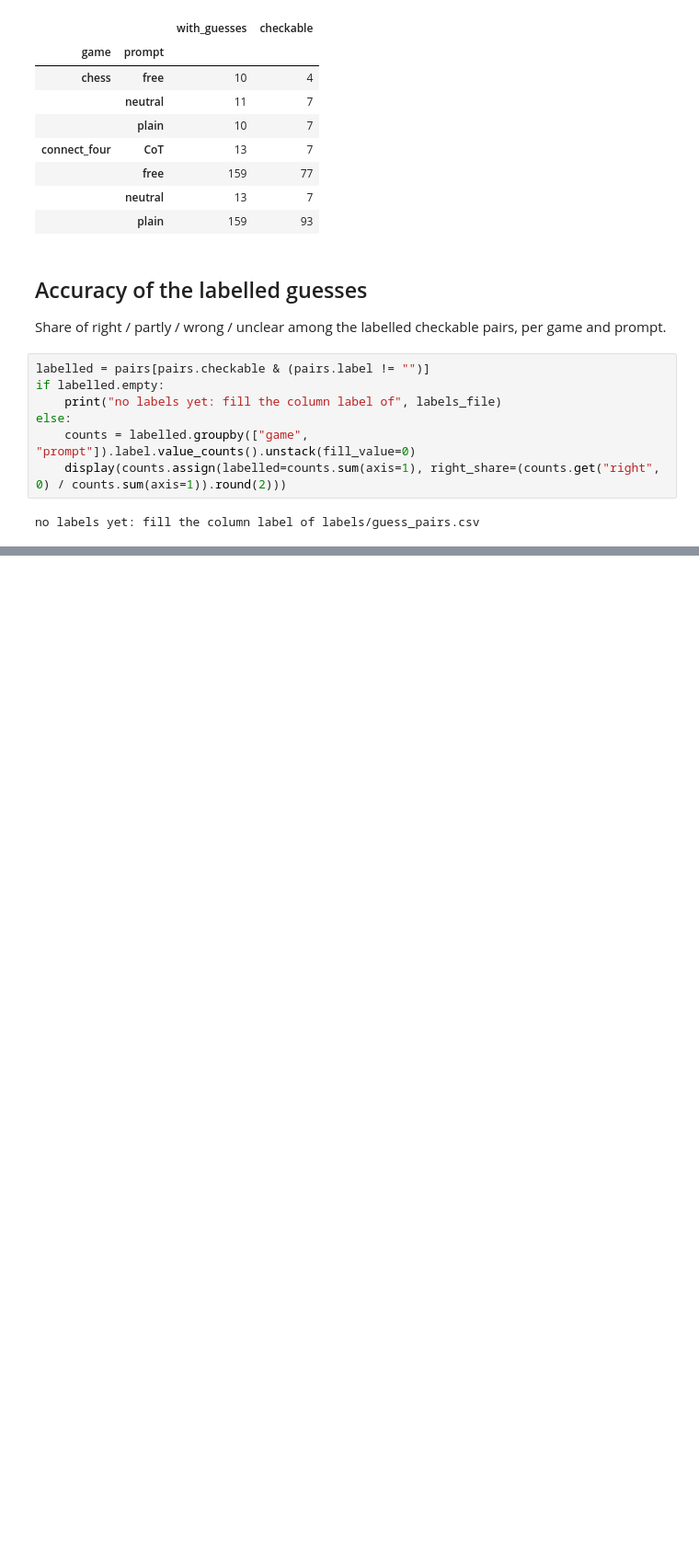
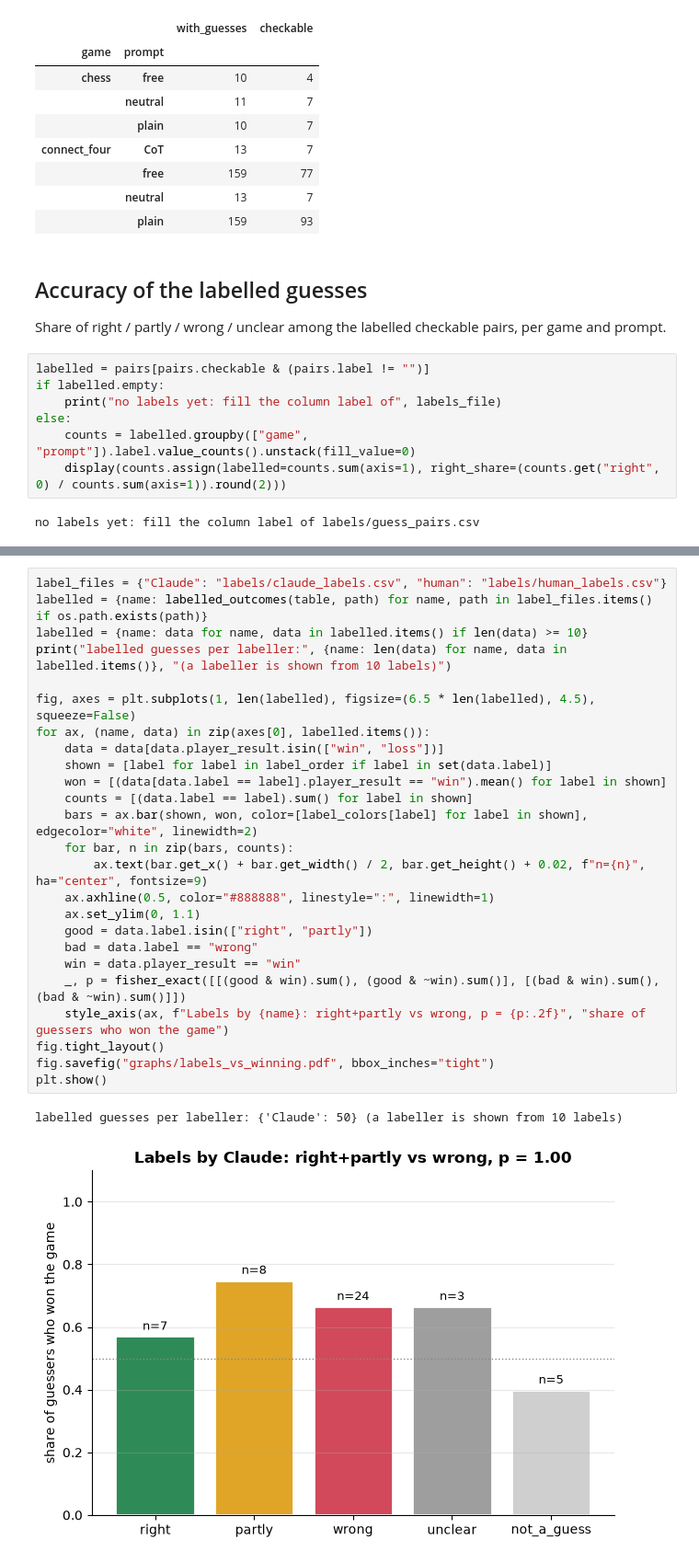
Before and after one commit to UPROOT01/LLMs-Play-Textual-Games, a Jupyter notebook: Code/Benchmark/reasoning_analysis.ipynb, the cells around one changed output, grey strips where cells are left out. Shown at 92% size. Saved outputs shown, nothing was run; the diff lists cells and outputs as text; blank space fills up the shorter version.

```diff
--- a/Code/Benchmark/reasoning_analysis.ipynb
+++ b/Code/Benchmark/reasoning_analysis.ipynb
@@ -146,0 +184,28 @@ no labels yet: fill the column label of labels/guess_pairs.csv
+# %%
+label_files = {"Claude": "labels/claude_labels.csv", "human": "labels/human_labels.csv"}
+labelled = {name: labelled_outcomes(table, path) for name, path in label_files.items() if os.path.exists(path)}
+labelled = {name: data for name, data in labelled.items() if len(data) >= 10}
+print("labelled guesses per labeller:", {name: len(data) for name, data in labelled.items()}, "(a labeller is shown from 10 labels)")
+
+fig, axes = plt.subplots(1, len(labelled), figsize=(6.5 * len(labelled), 4.5), squeeze=False)
+for ax, (name, data) in zip(axes[0], labelled.items()):
+    data = data[data.player_result.isin(["win", "loss"])]
+    shown = [label for label in label_order if label in set(data.label)]
+    won = [(data[data.label == label].player_result == "win").mean() for label in shown]
+    counts = [(data.label == label).sum() for label in shown]
+    bars = ax.bar(shown, won, color=[label_colors[label] for label in shown], edgecolor="white", linewidth=2)
+    for bar, n in zip(bars, counts):
+        ax.text(bar.get_x() + bar.get_width() / 2, bar.get_height() + 0.02, f"n={n}", ha="center", fontsize=9)
+    ax.axhline(0.5, color="#888888", linestyle=":", linewidth=1)
+    ax.set_ylim(0, 1.1)
+    good = data.label.isin(["right", "partly"])
+    bad = data.label == "wrong"
+    win = data.player_result == "win"
+    _, p = fisher_exact([[(good & win).sum(), (good & ~win).sum()], [(bad & win).sum(), (bad & ~win).sum()]])
+    style_axis(ax, f"Labels by {name}: right+partly vs wrong, p = {p:.2f}", "share of guessers who won the game")
+fig.tight_layout()
+fig.savefig("graphs/labels_vs_winning.pdf", bbox_inches="tight")
+plt.show()
+# %% [output]
+labelled guesses per labeller: {'Claude': 50} (a labeller is shown from 10 labels)
+[figure, added]
```
Also changed, not shown: parts of 11 cells of this notebook, 29 other files.
